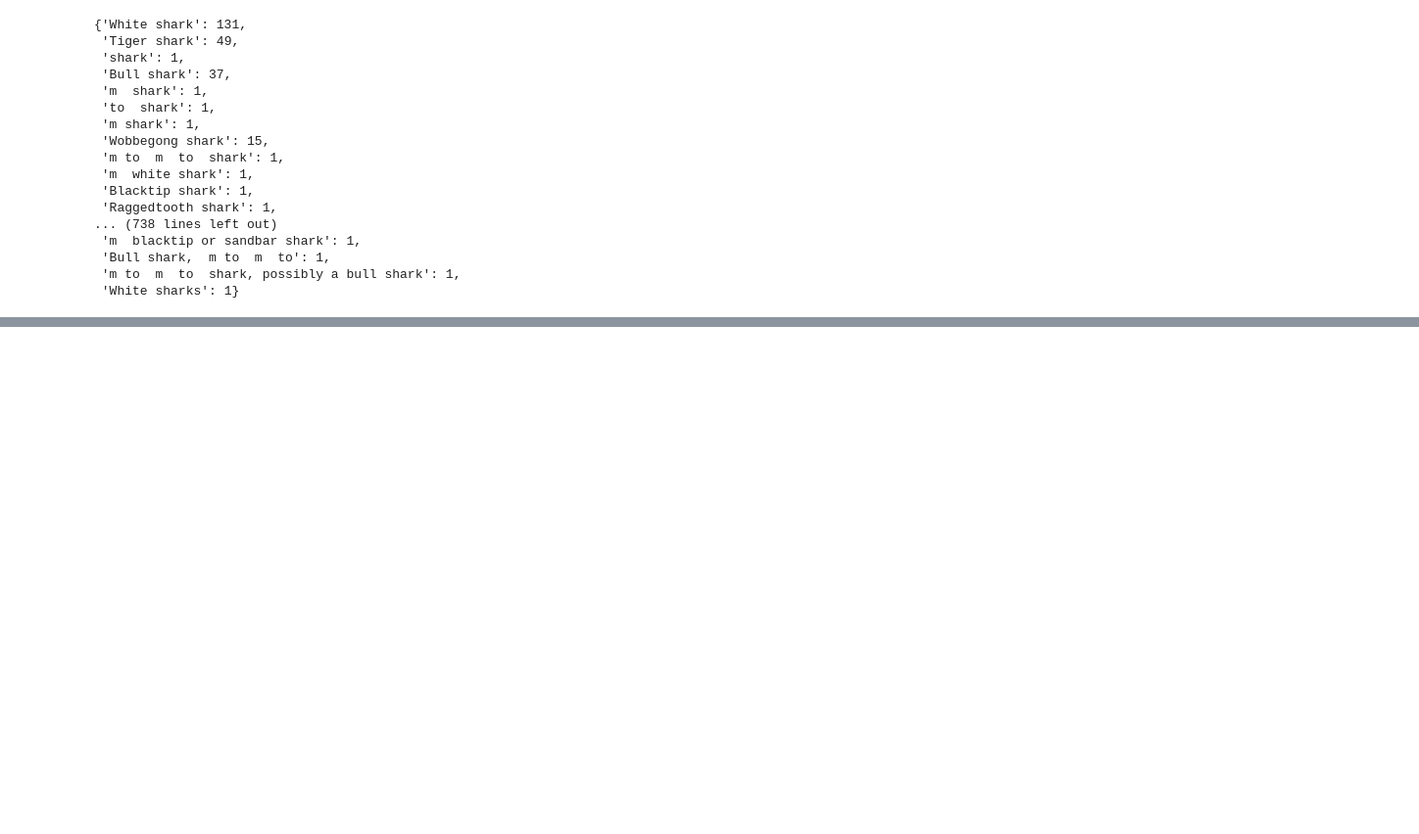
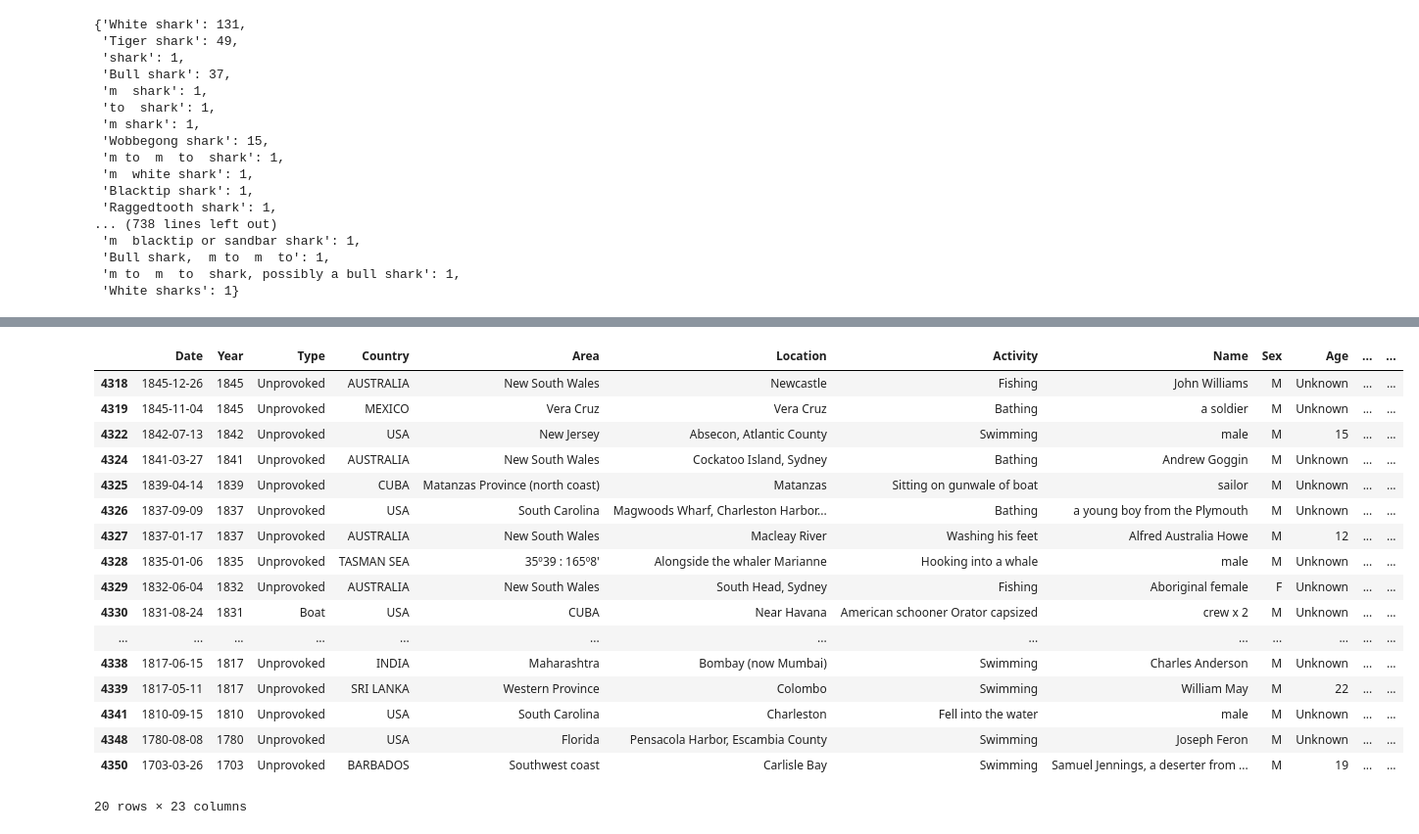
Before and after one commit to NGCOS46/data-cleaning-pandas, a Jupyter notebook: analysis.ipynb, the cells around one changed output, grey strips where cells are left out. Shown: that part at 98% size. Saved outputs shown, nothing was run; the diff lists cells and outputs as text; code cells hidden in the pictures; blank space fills up the shorter version.

```diff
--- a/analysis.ipynb
+++ b/analysis.ipynb
@@ -986,0 +1153,5 @@ print(clean_species_dict)
+# %%
+unknown_or_zero_percent = ((data_sin_nulos == 'Unknown') | (data_sin_nulos == '0')).mean(axis=1) * 100
+
+# Drop rows where the percentage of "Unknown" or "0" values is greater than or equal to 90%
+data_sin_nulos = data_sin_nulos[unknown_or_zero_percent < 10]
@@ -986,0 +1162,23 @@ print(clean_species_dict)
+# %%
+data_sin_nulos['originalorder'] = data_sin_nulos['originalorder'].astype(int)
+# %%
+data_sin_nulos.tail(20)
+# %% [output]
+|  | Date | Year | Type | Country | Area | Location | Activity | Name | Sex | Age | ... | ... |
+| 4318 | 1845-12-26 | 1845 | Unprovoked | AUSTRALIA | New South Wales | Newcastle | Fishing | John Williams | M | Unknown | ... | ... |
+| 4319 | 1845-11-04 | 1845 | Unprovoked | MEXICO | Vera Cruz | Vera Cruz | Bathing | a soldier | M | Unknown | ... | ... |
+| 4322 | 1842-07-13 | 1842 | Unprovoked | USA | New Jersey | Absecon, Atlantic County | Swimming | male | M | 15 | ... | ... |
+| 4324 | 1841-03-27 | 1841 | Unprovoked | AUSTRALIA | New South Wales | Cockatoo Island, Sydney | Bathing | Andrew Goggin | M | Unknown | ... | ... |
+| 4325 | 1839-04-14 | 1839 | Unprovoked | CUBA | Matanzas Province (north coast) | Matanzas | Sitting on gunwale of boat | sailor | M | Unknown | ... | ... |
+| 4326 | 1837-09-09 | 1837 | Unprovoked | USA | South Carolina | Magwoods Wharf, Charleston Harbor... | Bathing | a young boy from the Plymouth | M | Unknown | ... | ... |
+| 4327 | 1837-01-17 | 1837 | Unprovoked | AUSTRALIA | New South Wales | Macleay River | Washing his feet | Alfred Australia Howe | M | 12 | ... | ... |
+| 4328 | 1835-01-06 | 1835 | Unprovoked | TASMAN SEA | 35º39 : 165º8' | Alongside the whaler Marianne | Hooking into a whale | male | M | Unknown | ... | ... |
+| 4329 | 1832-06-04 | 1832 | Unprovoked | AUSTRALIA | New South Wales | South Head, Sydney | Fishing | Aboriginal female | F | Unknown | ... | ... |
+| 4330 | 1831-08-24 | 1831 | Boat | USA | CUBA | Near Havana | American schooner Orator capsized | crew x 2 | M | Unknown | ... | ... |
+| ... | ... | ... | ... | ... | ... | ... | ... | ... | ... | ... | ... | ... |
+| 4338 | 1817-06-15 | 1817 | Unprovoked | INDIA | Maharashtra | Bombay (now Mumbai) | Swimming | Charles Anderson | M | Unknown | ... | ... |
+| 4339 | 1817-05-11 | 1817 | Unprovoked | SRI LANKA | Western Province | Colombo | Swimming | William May | M | 22 | ... | ... |
+| 4341 | 1810-09-15 | 1810 | Unprovoked | USA | South Carolina | Charleston | Fell into the water | male | M | Unknown | ... | ... |
+| 4348 | 1780-08-08 | 1780 | Unprovoked | USA | Florida | Pensacola Harbor, Escambia County | Swimming | Joseph Feron | M | Unknown | ... | ... |
+| 4350 | 1703-03-26 | 1703 | Unprovoked | BARBADOS | Southwest coast | Carlisle Bay | Swimming | Samuel Jennings, a deserter from ... | M | 19 | ... | ... |
+20 rows × 23 columns
```
Also changed, not shown: parts of 23 cells of this notebook.
